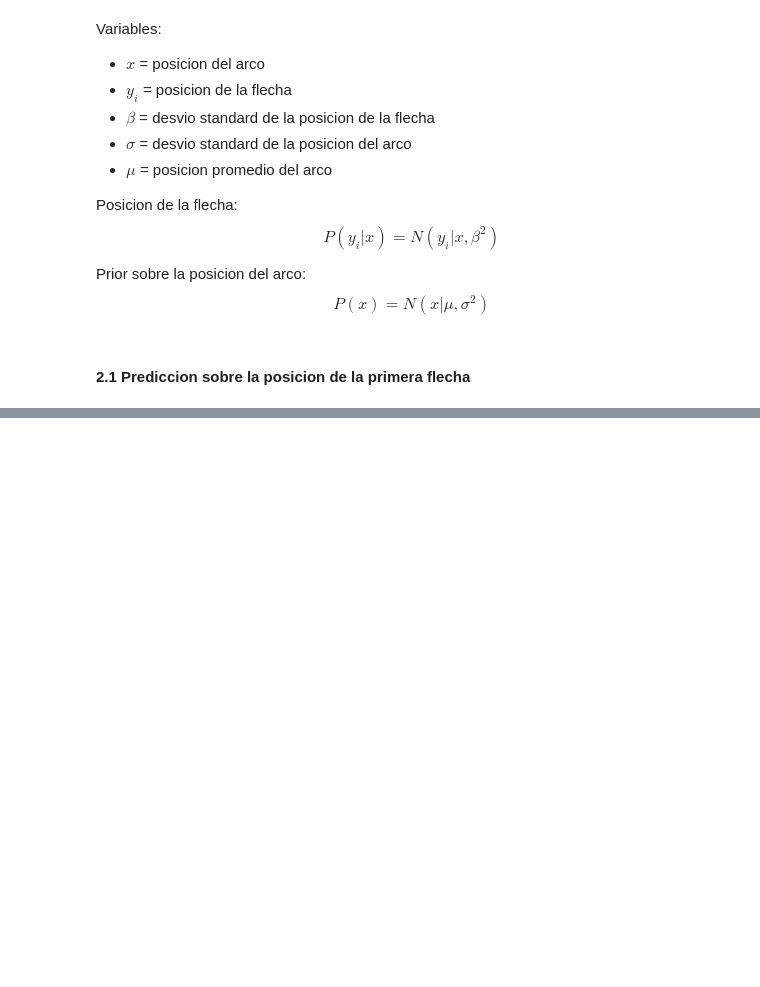
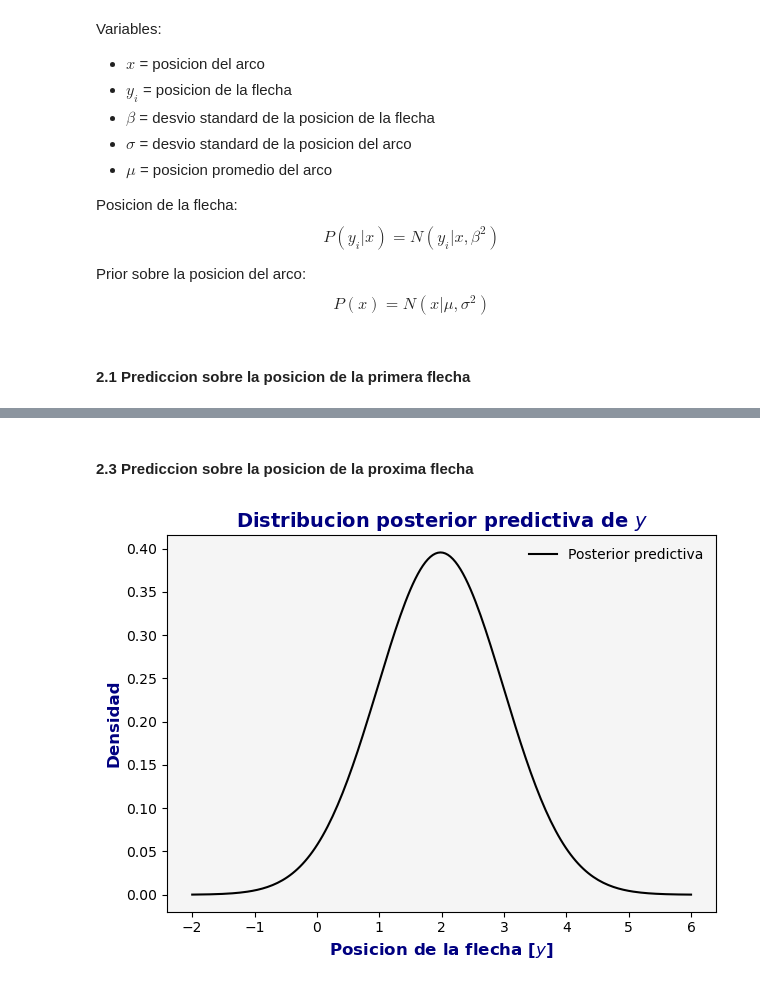
Before and after one commit to DamianPiuselli/Inferencia-Bayesiana-Causal, a Jupyter notebook: practica2/practica2.ipynb, the cells around one changed output, grey strips where cells are left out. Saved outputs shown, nothing was run; the diff lists cells and outputs as text; code cells hidden in the pictures; blank space fills up the shorter version.

```diff
--- a/practica2/practica2.ipynb
+++ b/practica2/practica2.ipynb
@@ -220,0 +347,30 @@ plt.tight_layout()
+# %% [markdown]
+#### 2.3 Prediccion sobre la posicion de la proxima flecha
+# %%
+# Distribucion posterior predictiva sobre yi+1
+
+
+def posterior_x(x):
+    return st.norm.pdf(x, mu_posterior, sigma_posterior)
+
+
+def posterior_predictiva_y(y):
+    x_range = np.linspace(-6, 6, 100)
+    integral, _ = quad(lambda x: Py_x(y, x) * posterior_x(x), -6, 6)
+    return integral
+
+
+plt.plot(
+    x_range,
+    [posterior_predictiva_y(y) for y in x_range],
+    label="Posterior predictiva",
+    color="black",
+)
+
+plt.xlabel("Posicion de la flecha [$y$]")
+plt.ylabel("Densidad")
+plt.title("Distribucion posterior predictiva de $y$")
+plt.legend()
+plt.tight_layout()
+# %% [output]
+[figure, added]
```
Also changed, not shown: parts of 12 cells of this notebook.
